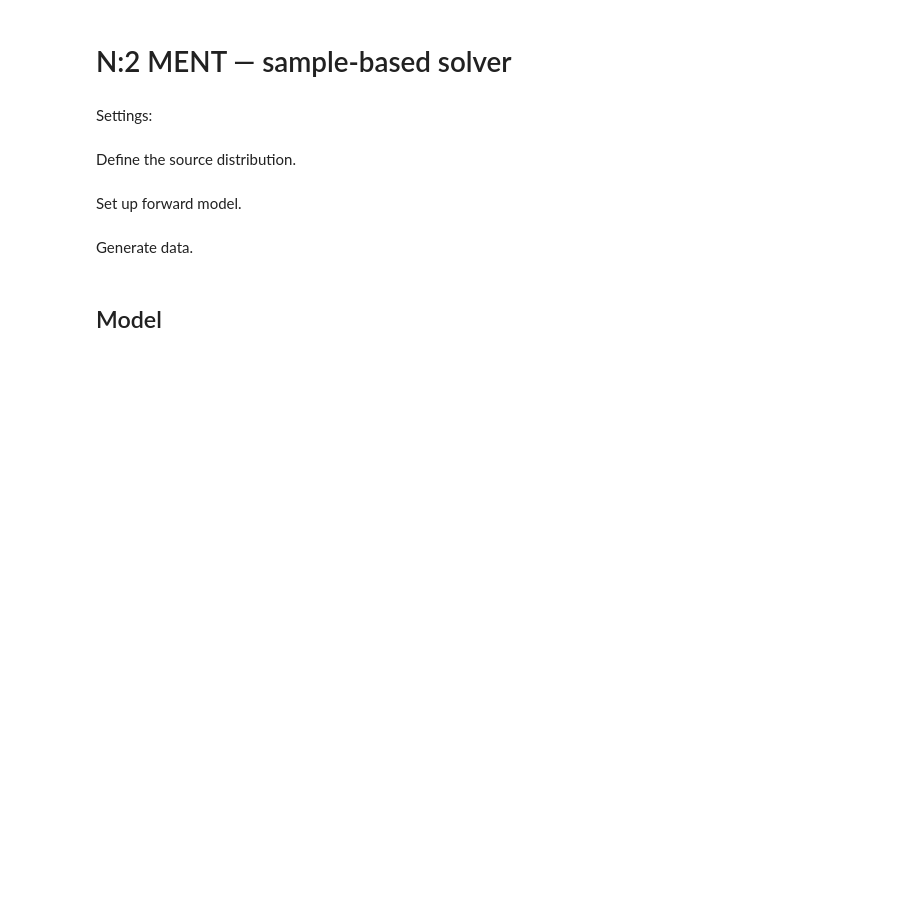
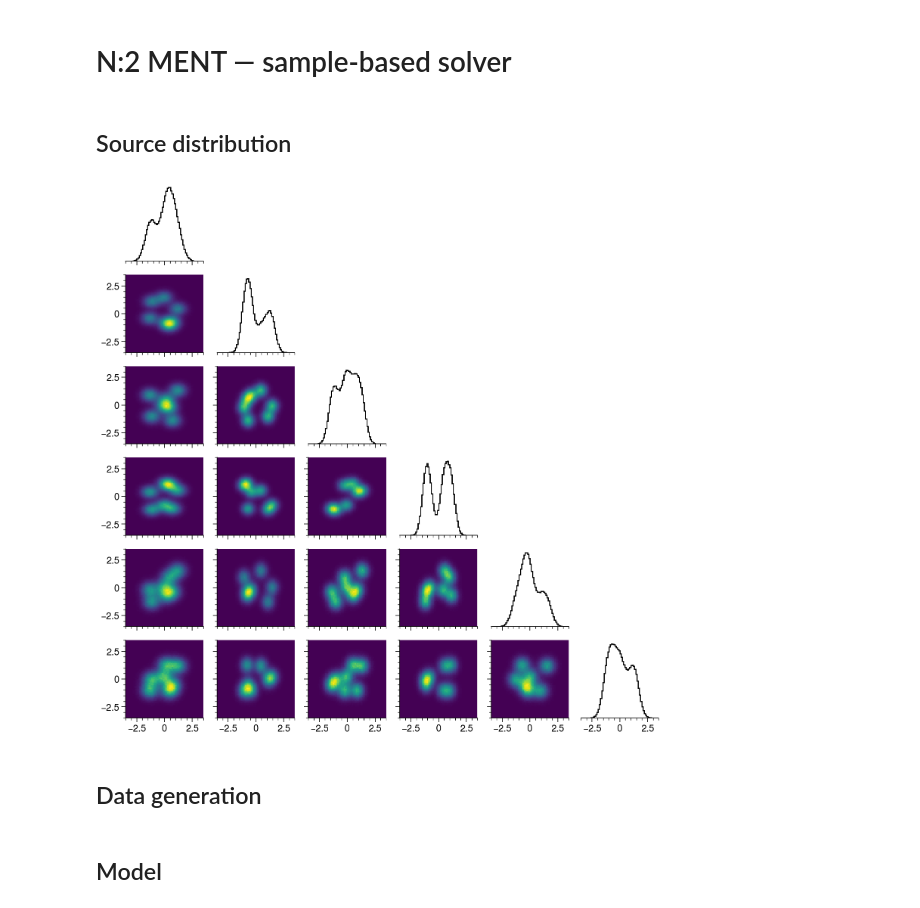
Before and after one commit to austin-hoover/ment, a Jupyter notebook: examples/rec_nd_2d_marg_sample.ipynb, the cells around one changed output. Saved outputs shown, nothing was run; the diff lists cells and outputs as text; code cells hidden in the pictures; blank space fills up the shorter version.

```diff
--- a/examples/rec_nd_2d_marg_sample.ipynb
+++ b/examples/rec_nd_2d_marg_sample.ipynb
@@ -25,3 +21 @@ pplt.rc["grid"] = False
-# %% [markdown]
-Settings:
 # %%
@@ -33,3 +26,3 @@ rng = np.random.default_rng(seed)
 # %% [markdown]
-Define the source distribution.
+## Source distribution
 # %%
@@ -42,8 +33,13 @@ X_true = dist.sample(1_000_000)
+# %%
+dist = ment.dist.get_dist(dist_name, ndim=ndim, seed=seed)
+x_true = dist.sample(1_000_000)
 # %%
 limits = ndim * [(-xmax, xmax)]
 
-grid = psv.CornerGrid(ndim, figwidth=(ndim * 1.5))
-grid.plot_points(X_true, limits=limits, bins=64, mask=False)
+grid = psv.CornerGrid(ndim, figwidth=(ndim * 1.25))
+grid.plot_points(x_true, limits=limits, bins=64, mask=False)
 plt.show()
+# %% [output]
+[figure, added]
 # %% [markdown]
-Set up forward model.
+## Data generation
@@ -91,2 +45,0 @@ for transform in transforms:
-# %% [markdown]
-Generate data.
```
Also changed, not shown: parts of 13 cells of this notebook, 22 other files.
